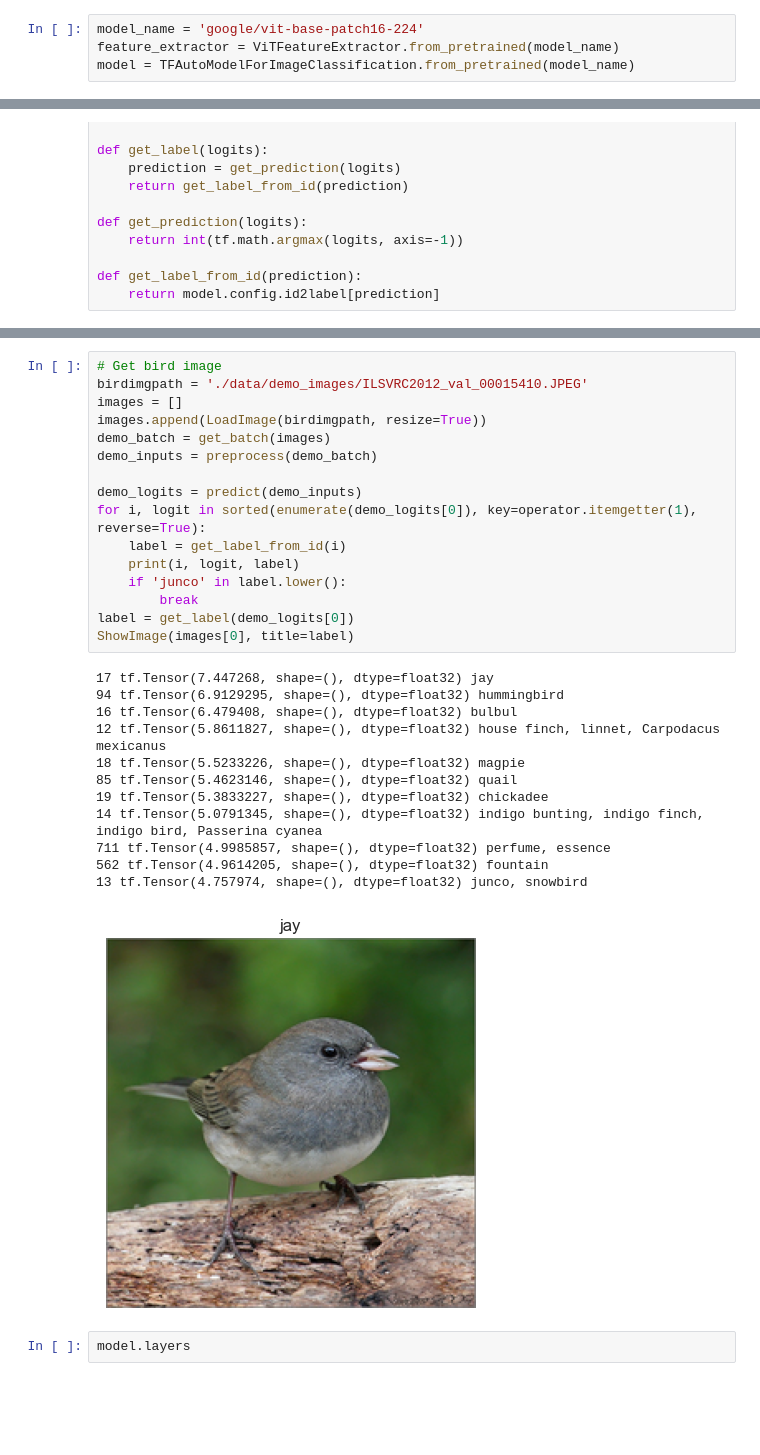
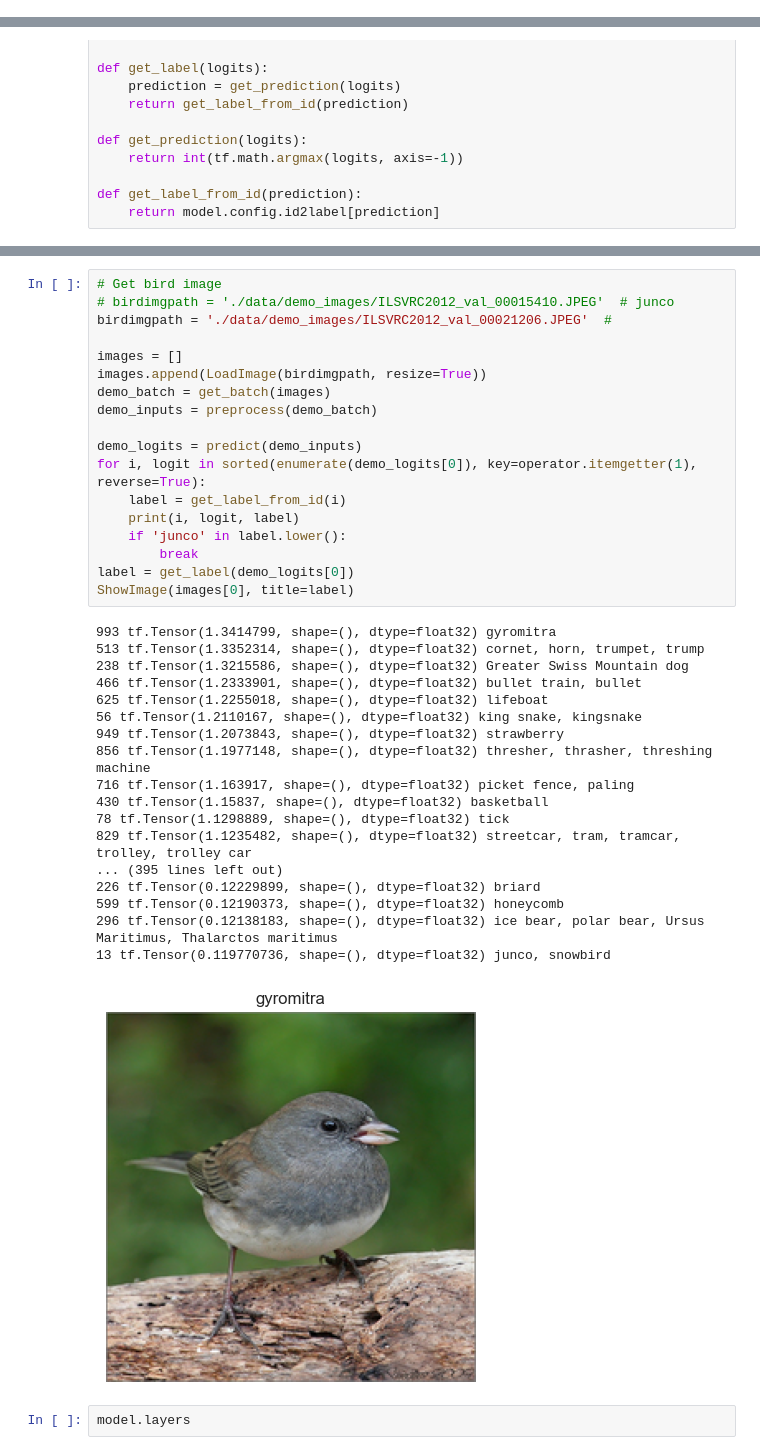
Before and after one commit to EricRobertBrewer/sanity_checks_saliency_vit, a Jupyter notebook: notebooks/vit_cascading_randomization_demo.ipynb, the cells around one changed output, grey strips where cells are left out. Saved outputs shown, nothing was run; the diff lists cells and outputs as text; blank space fills up the shorter version.

```diff
--- a/notebooks/vit_cascading_randomization_demo.ipynb
+++ b/notebooks/vit_cascading_randomization_demo.ipynb
@@ -149,7 +146,3 @@ def ShowHeatMap(im, title, ax=None):
     P.axis('off')
     P.imshow(im, cmap='inferno')
     P.title(title)
-# %%
-model_name = 'google/vit-base-patch16-224'
-feature_extractor = ViTFeatureExtractor.from_pretrained(model_name)
-model = TFAutoModelForImageClassification.from_pretrained(model_name)
@@ -183,32 +193,40 @@ def get_label_from_id(prediction):
 # %%
 # Get bird image
-birdimgpath = './data/demo_images/ILSVRC2012_val_00015410.JPEG'
+# birdimgpath = './data/demo_images/ILSVRC2012_val_00015410.JPEG'  # junco
+birdimgpath = './data/demo_images/ILSVRC2012_val_00021206.JPEG'  #
+
 images = []
 images.append(LoadImage(birdimgpath, resize=True))
 demo_batch = get_batch(images)
 demo_inputs = preprocess(demo_batch)
 
 demo_logits = predict(demo_inputs)
 for i, logit in sorted(enumerate(demo_logits[0]), key=operator.itemgetter(1), reverse=True):
     label = get_label_from_id(i)
     print(i, logit, label)
     if 'junco' in label.lower():
         break
 label = get_label(demo_logits[0])
 ShowImage(images[0], title=label)
 # %% [output]
-17 tf.Tensor(7.447268, shape=(), dtype=float32) jay
-94 tf.Tensor(6.9129295, shape=(), dtype=float32) hummingbird
-16 tf.Tensor(6.479408, shape=(), dtype=float32) bulbul
-12 tf.Tensor(5.8611827, shape=(), dtype=float32) house finch, linnet, Carpodacus mexicanus
-18 tf.Tensor(5.5233226, shape=(), dtype=float32) magpie
-85 tf.Tensor(5.4623146, shape=(), dtype=float32) quail
-19 tf.Tensor(5.3833227, shape=(), dtype=float32) chickadee
-14 tf.Tensor(5.0791345, shape=(), dtype=float32) indigo bunting, indigo finch, indigo bird, Passerina cyanea
-711 tf.Tensor(4.9985857, shape=(), dtype=float32) perfume, essence
-562 tf.Tensor(4.9614205, shape=(), dtype=float32) fountain
-13 tf.Tensor(4.757974, shape=(), dtype=float32) junco, snowbird
+993 tf.Tensor(1.3414799, shape=(), dtype=float32) gyromitra
+513 tf.Tensor(1.3352314, shape=(), dtype=float32) cornet, horn, trumpet, trump
+238 tf.Tensor(1.3215586, shape=(), dtype=float32) Greater Swiss Mountain dog
+466 tf.Tensor(1.2333901, shape=(), dtype=float32) bullet train, bullet
+625 tf.Tensor(1.2255018, shape=(), dtype=float32) lifeboat
+56 tf.Tensor(1.2110167, shape=(), dtype=float32) king snake, kingsnake
+949 tf.Tensor(1.2073843, shape=(), dtype=float32) strawberry
+856 tf.Tensor(1.1977148, shape=(), dtype=float32) thresher, thrasher, threshing machine
+716 tf.Tensor(1.163917, shape=(), dtype=float32) picket fence, paling
+430 tf.Tensor(1.15837, shape=(), dtype=float32) basketball
+78 tf.Tensor(1.1298889, shape=(), dtype=float32) tick
+829 tf.Tensor(1.1235482, shape=(), dtype=float32) streetcar, tram, tramcar, trolley, trolley car
+... (395 lines left out)
+226 tf.Tensor(0.12229899, shape=(), dtype=float32) briard
+599 tf.Tensor(0.12190373, shape=(), dtype=float32) honeycomb
+296 tf.Tensor(0.12138183, shape=(), dtype=float32) ice bear, polar bear, Ursus Maritimus, Thalarctos maritimus
+13 tf.Tensor(0.119770736, shape=(), dtype=float32) junco, snowbird
-[figure, old version]
+[figure, new version]
 # %%
 model.layers
 # %% [output]
```
Also changed, not shown: parts of 11 cells of this notebook, 1 other file.
